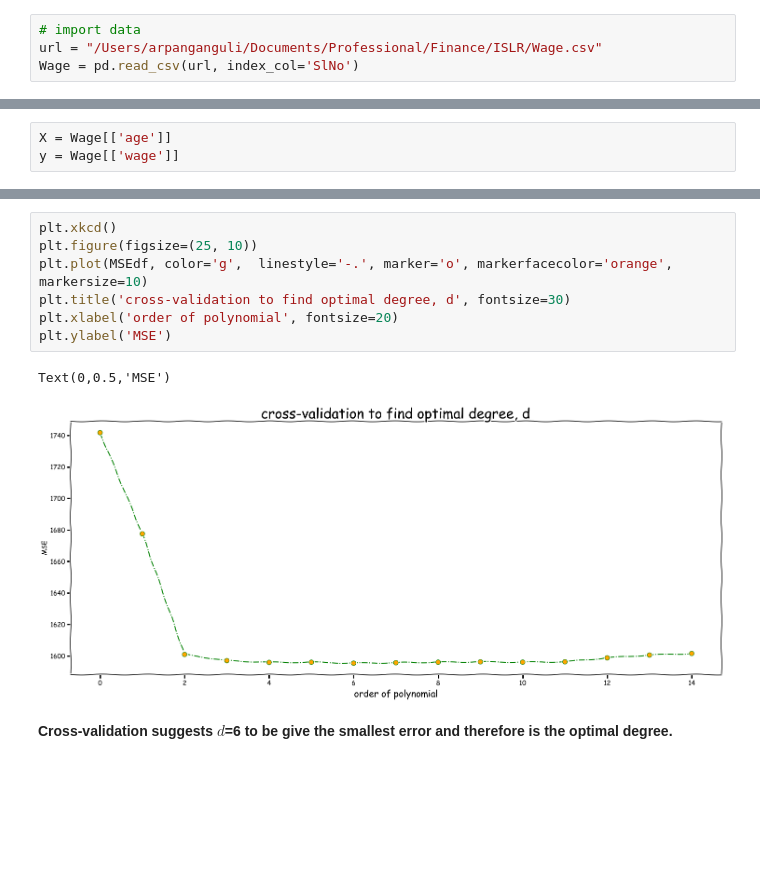
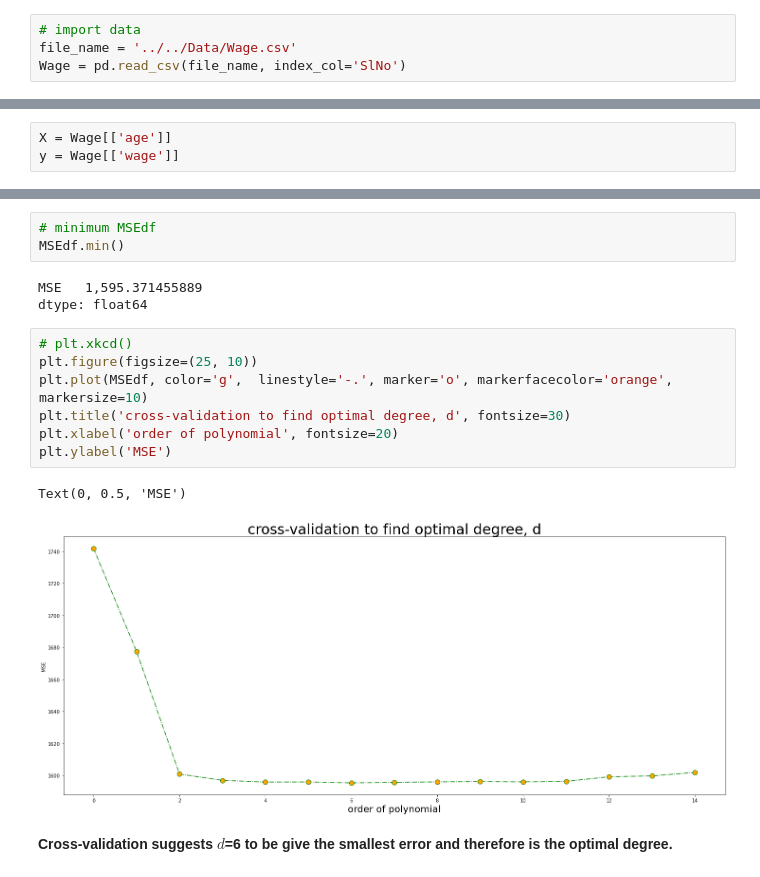
Before and after one commit to rserran/ISLP-1, a Jupyter notebook: Chapter 7/Applied Exercises/6.ipynb, the cells around one changed output, grey strips where cells are left out. Drawn from its saved outputs; the diff is of its cells as text; blank space fills up the shorter version.

```diff
--- a/Chapter 7/Applied Exercises/6.ipynb
+++ b/Chapter 7/Applied Exercises/6.ipynb
@@ -14,7 +19,7 @@ import seaborn as sns
 # %%
 # import data
-url = "/Users/arpanganguli/Documents/Professional/Finance/ISLR/Wage.csv"
-Wage = pd.read_csv(url, index_col='SlNo')
+file_name = '../../Data/Wage.csv'
+Wage = pd.read_csv(file_name, index_col='SlNo')
 # %%
 Wage.head()
 # %% [output]
@@ -106,13 +109,19 @@ MSEdf
+# %%
+# minimum MSEdf
+MSEdf.min()
+# %% [output]
+MSE   1,595.371455889
+dtype: float64
 # %%
-plt.xkcd()
+# plt.xkcd()
 plt.figure(figsize=(25, 10))
 plt.plot(MSEdf, color='g',  linestyle='-.', marker='o', markerfacecolor='orange', markersize=10)
 plt.title('cross-validation to find optimal degree, d', fontsize=30)
 plt.xlabel('order of polynomial', fontsize=20)
 plt.ylabel('MSE')
 # %% [output]
-Text(0,0.5,'MSE')
+Text(0, 0.5, 'MSE')
-[figure, old version]
+[figure, new version]
 # %% [markdown]
 **Cross-validation suggests $d$=6 to be give the smallest error and therefore is the optimal degree.**
 # %% [markdown]
```
Also changed, not shown: parts of 16 cells of this notebook, 5 other files.
